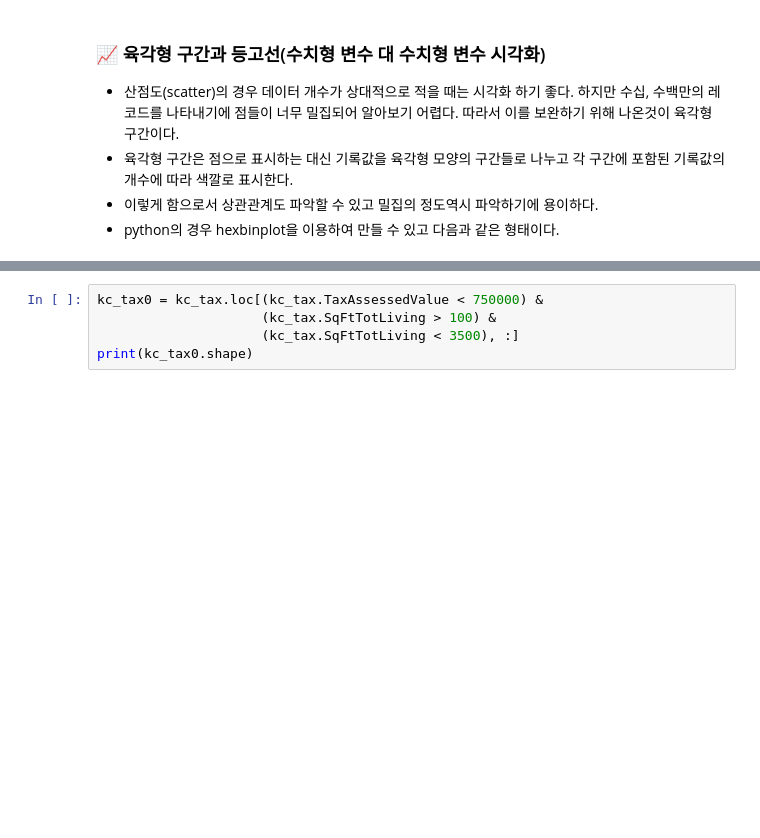
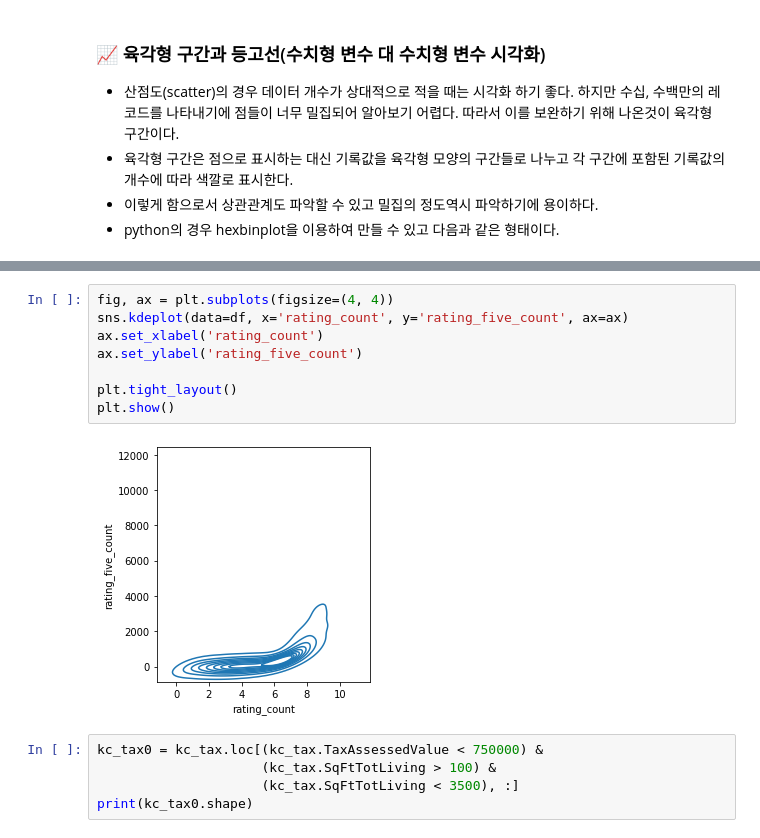
Before and after one commit to ljs7463/Basic_statistic, a Jupyter notebook: 임정석/Statistics_Basic_(1).ipynb, the cells around one changed output, grey strips where cells are left out. Saved outputs shown, nothing was run; the diff lists cells and outputs as text; blank space fills up the shorter version.

```diff
--- a/임정석/Statistics_Basic_(1).ipynb
+++ b/임정석/Statistics_Basic_(1).ipynb
@@ -523,3 +553,13 @@ sns.barplot(x=df['origin_country'], y = df['units_sold'])
+# %%
+fig, ax = plt.subplots(figsize=(4, 4))
+sns.kdeplot(data=df, x='rating_count', y='rating_five_count', ax=ax)
+ax.set_xlabel('rating_count')
+ax.set_ylabel('rating_five_count')
+
+plt.tight_layout()
+plt.show()
+# %% [output]
+[figure, added]
 # %%
 kc_tax0 = kc_tax.loc[(kc_tax.TaxAssessedValue < 750000) &
                      (kc_tax.SqFtTotLiving > 100) &
```
Also changed, not shown: parts of 10 cells of this notebook.
